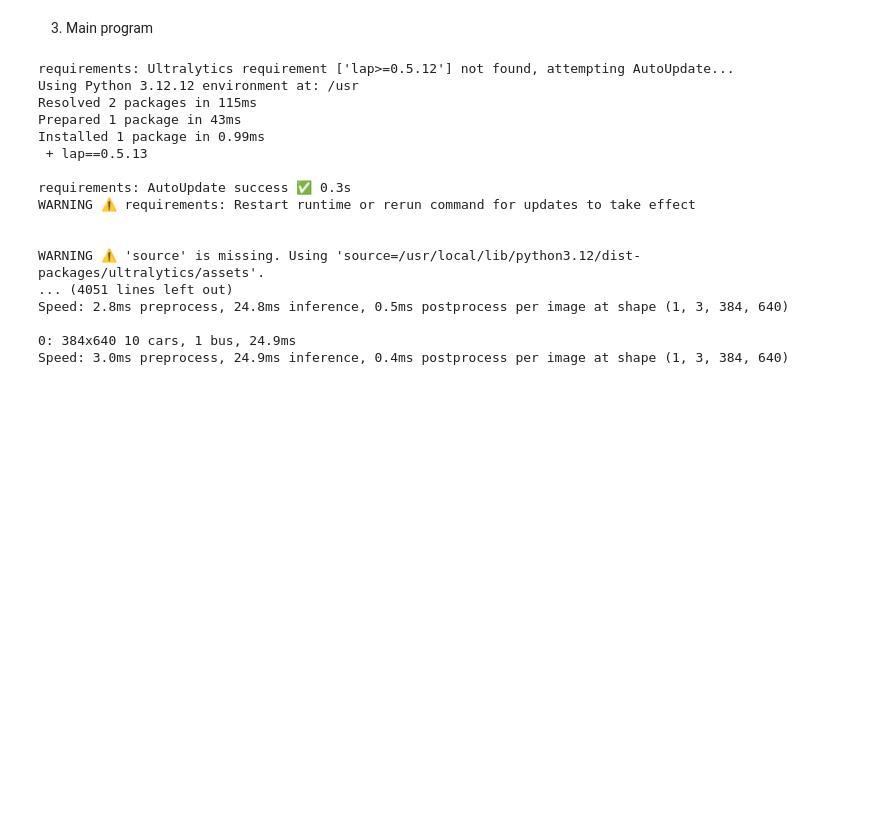
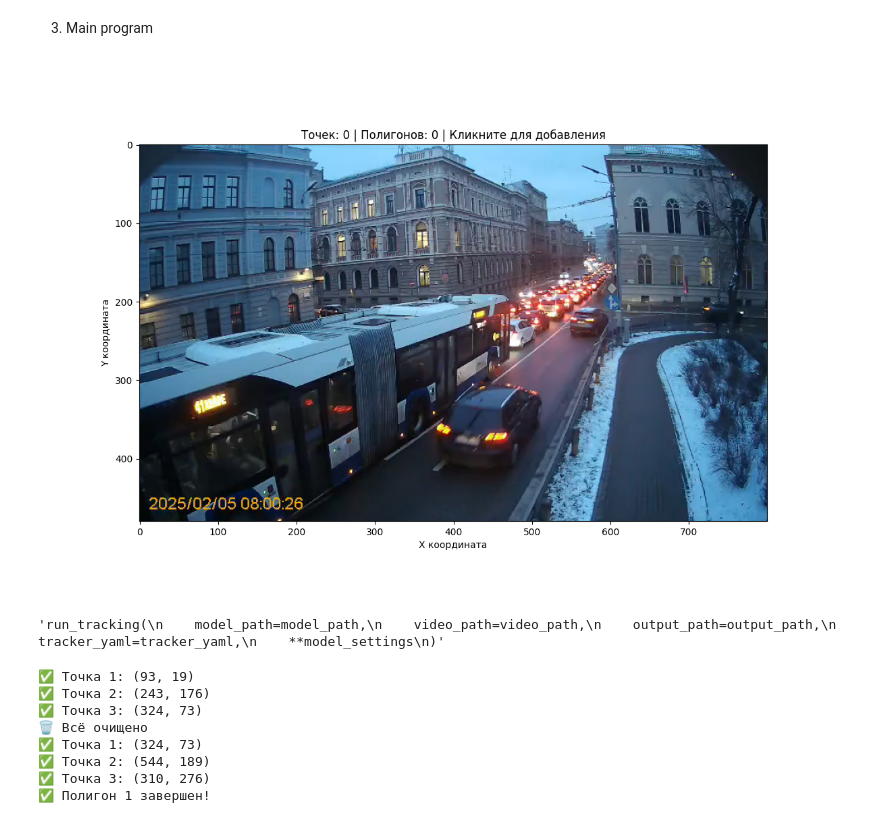
Before and after one commit to MorningHero92/S_Vision, a Jupyter notebook: Vision.ipynb, the cells around one changed output. Drawn from its saved outputs; the diff is of its cells as text; code cells hidden in the pictures; blank space fills up the shorter version.

```diff
--- a/Vision.ipynb
+++ b/Vision.ipynb
@@ -75,7 +85,7 @@ from ultralytics import YOLO
 
 from tracking.tracker import run_tracking
 from tracking.settings import get_tracker_yaml
-from drawing_tools import draw_zones_from_video
+from drawing.drawing_tools import InteractiveZoneDrawer
 
 model_path = "yolo26m.pt"
 video_path = "/content/drive/MyDrive/Machine_Vision/Source_videos/Vansu_Tilts_End.mp4"
@@ -92,50 +102,44 @@ model_settings = dict(
 
 tracker_settings = dict(
     tracker_type="botsort", # (str) Tracker backend: botsort|bytetrack; choose botsort to enable BoT-SORT features
     track_high_thresh=0.25, # (float) | Default = 0.25 | First-stage match threshold; raise for cleaner tracks, lower to keep more
     track_low_thresh=0.1, # (float) | Default = 0.1 | Second-stage threshold for low-score matches; balances recovery vs drift
     new_track_thresh=0.25, # (float) | Default = 0.25 | Start a new track if no match ≥ this; higher reduces false tracks
     track_buffer=30, # (int) | Default = 30 | Frames to keep lost tracks alive; higher handles occlusion, increases ID switches risk
     match_thresh=0.8, # (float) | Default = 0.8 | Association similarity threshold (IoU/cost); tune with detector quality
     fuse_score=True, # (bool) | Default = True | Fuse detection score with motion/IoU for matching; stabilizes weak detections
 
 
     # BoT-SORT specifics
     gmc_method="sparseOptFlow", # (str) Global motion compensation: sparseOptFlow|orb|sift|ecc|none; helps moving camera scenes
 
     # ReID model related thresh
     proximity_thresh=0.5, # (float) | Default = 0.5 | Min IoU to consider tracks proximate for ReID; higher is stricter
     appearance_thresh=0.8, # (float) | Default = 0.8 | Min appearance similarity for ReID; raise to avoid identity swaps
     with_reid=True, # (bool) | Default = True | Enable ReID model use; needs extra model and compute
     model="auto" # (str) ReID model name/path; "auto" uses detector features if available
 )
 
 tracker_yaml = get_tracker_yaml(**tracker_settings)
 
-polygons = draw_zones_from_video(video_path)
+drawer = InteractiveZoneDrawer(video_path)
+zones = drawer.get_polygons()
 
-run_tracking(
+"""run_tracking(
     model_path=model_path,
     video_path=video_path,
     output_path=output_path,
     tracker_yaml=tracker_yaml,
     **model_settings
-)
+)"""
 # %% [output]
+[figure, added]
-requirements: Ultralytics requirement ['lap>=0.5.12'] not found, attempting AutoUpdate...
-Using Python 3.12.12 environment at: /usr
-Resolved 2 packages in 115ms
-Prepared 1 package in 43ms
-Installed 1 package in 0.99ms
- + lap==0.5.13
-
-requirements: AutoUpdate success ✅ 0.3s
-WARNING ⚠️ requirements: Restart runtime or rerun command for updates to take effect
-
-
-WARNING ⚠️ 'source' is missing. Using 'source=/usr/local/lib/python3.12/dist-packages/ultralytics/assets'.
-... (4051 lines left out)
-Speed: 2.8ms preprocess, 24.8ms inference, 0.5ms postprocess per image at shape (1, 3, 384, 640)
-
-0: 384x640 10 cars, 1 bus, 24.9ms
-Speed: 3.0ms preprocess, 24.9ms inference, 0.4ms postprocess per image at shape (1, 3, 384, 640)
+'run_tracking(\n    model_path=model_path,\n    video_path=video_path,\n    output_path=output_path,\n    tracker_yaml=tracker_yaml,\n    **model_settings\n)'
+✅ Точка 1: (93, 19)
+✅ Точка 2: (243, 176)
+✅ Точка 3: (324, 73)
+🗑 Всё очищено
+✅ Точка 1: (324, 73)
+✅ Точка 2: (544, 189)
+✅ Точка 3: (310, 276)
+✅ Полигон 1 завершен!
```
Also changed, not shown: parts of 2 cells of this notebook.
